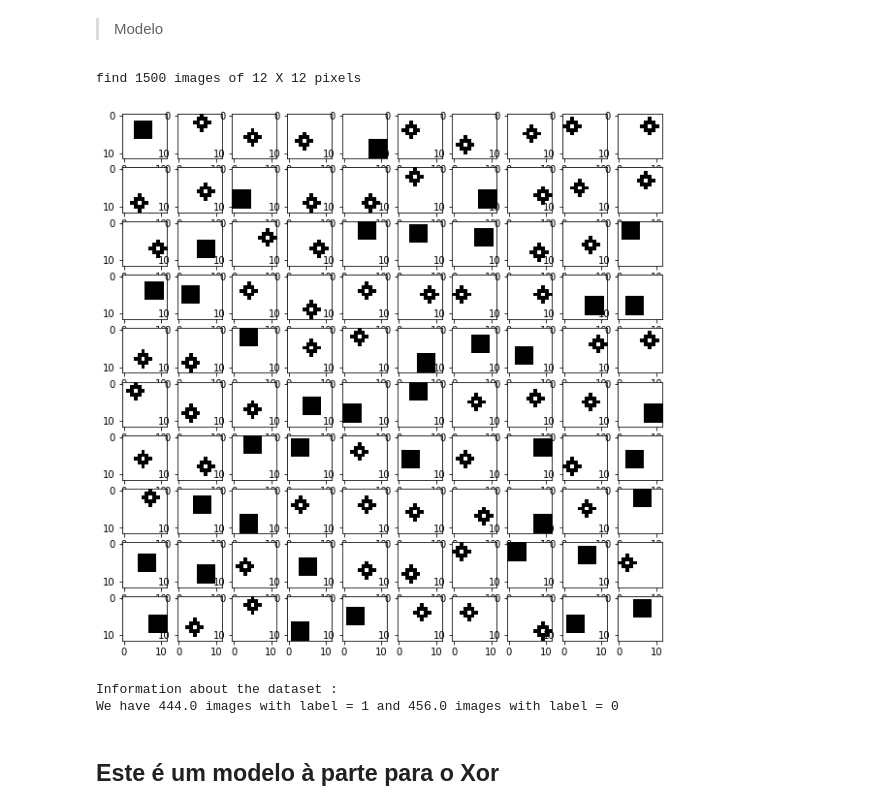
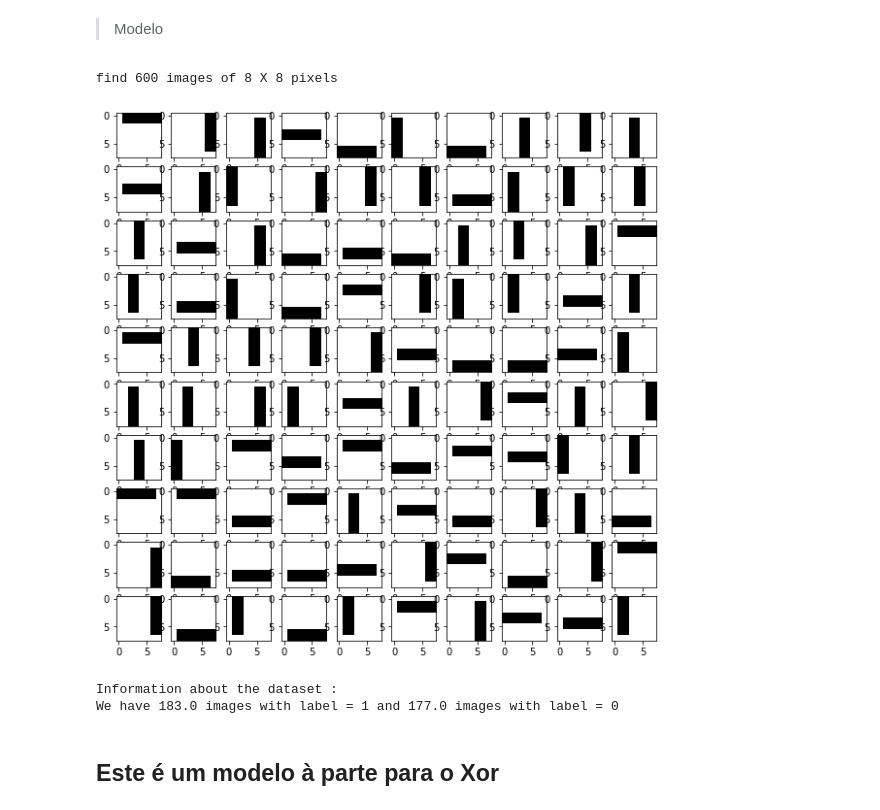
Before and after one commit to GuilhermeViveiros/Shallow-Neural-Networks, a Jupyter notebook: ShallowNetworks.ipynb, the cells around one changed output. Cells and saved outputs as stored; diff of their text form; code cells hidden in the pictures.

```diff
--- a/ShallowNetworks.ipynb
+++ b/ShallowNetworks.ipynb
@@ -401,39 +401,39 @@ def import_dataset(name):
         np.place(Yval, Yval!=1, [0])
 
         m = Xt.shape[0]
 
         Xt = Xt.T
         Yt = Yt.T
         Xval=Xval.T
         Yval=Yval.T
 
         #test set
         Ne=N-Nt;
         Xe=data[Nt:N,:-1];Ye=data[Nt:N,-1];
         Ye = np.where(Ye == -1, 0,1)
         #plot_tagged_data(10,10,n_row,n_col,Xe,Ye,parameters)
 
 
         print("\nInformation about the dataset : ")
         print("We have " + str(np.sum(Yt)) + " images with label = 1 and " + str(Yt.shape[1]-np.sum(Yt)) + " images with label = 0\n")
 
         #print(Xt.shape)
         #print(Yt.shape)
         #print(Xe.shape)
         #print(Ye.shape)
 
         return Xt,Yt,Xval,Yval,Xe,Ye
 
     return Xt.T,Yt,_,_,_,_
 
 #Xt,Yt,Xval,Yval,Xe,Ye = import_dataset("1") #xor
-Xt,Yt,Xval,Yval,Xe,Ye = import_dataset("2")#circulos
-#Xt,Yt,Xval,Yval,Xe,Ye = import_dataset("3")#retangulos
+#Xt,Yt,Xval,Yval,Xe,Ye = import_dataset("2")#circulos
+Xt,Yt,Xval,Yval,Xe,Ye = import_dataset("3")#retangulos
 # %% [output]
-find 1500 images of 12 X 12 pixels
+find 600 images of 8 X 8 pixels
-[figure, old version]
+[figure, new version]
 Information about the dataset :
-We have 444.0 images with label = 1 and 456.0 images with label = 0
+We have 183.0 images with label = 1 and 177.0 images with label = 0
 # %%
 def xor_model(n_h,epochs,learning_rate,activation,show_info=True):
 
```
Also changed, not shown: parts of 11 cells of this notebook.
